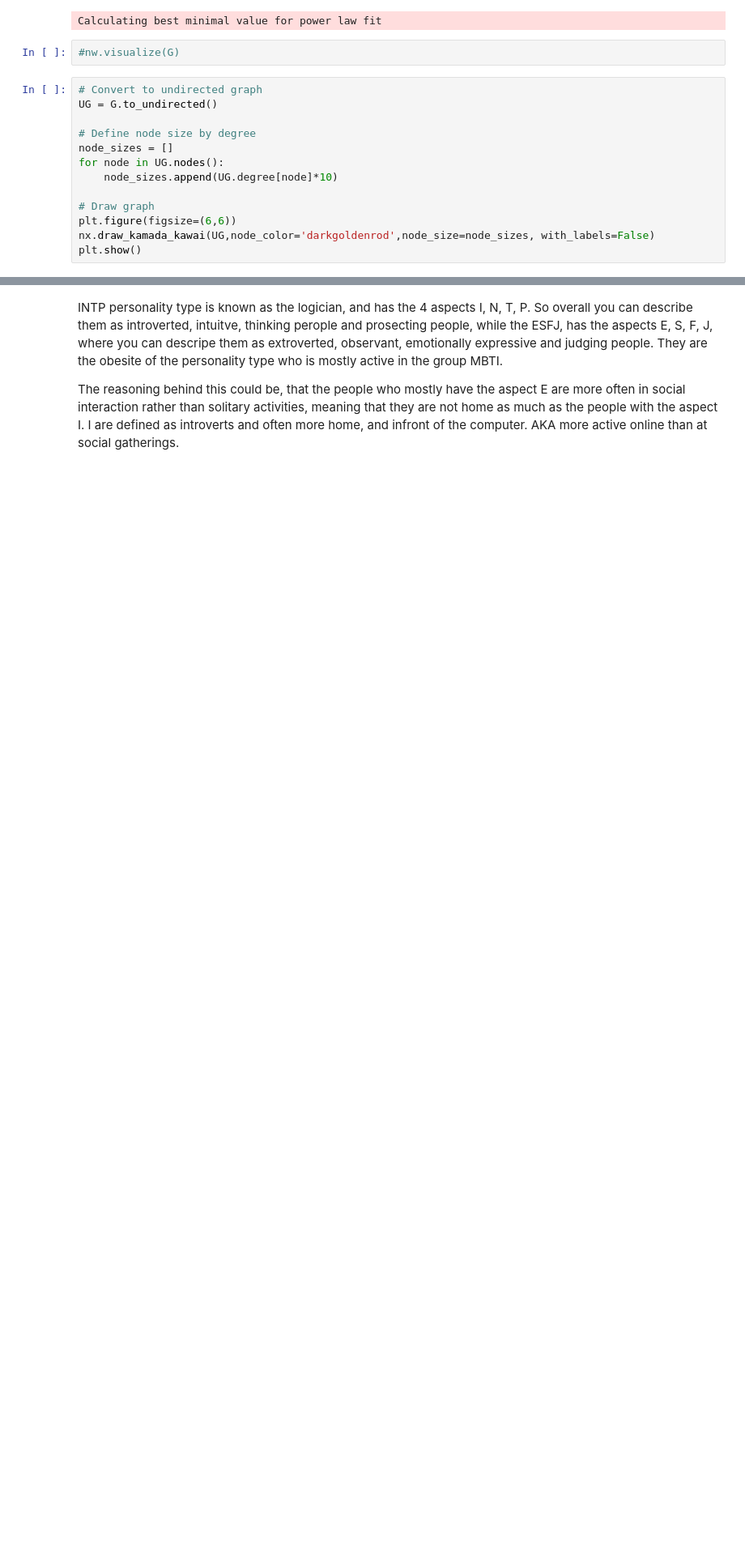
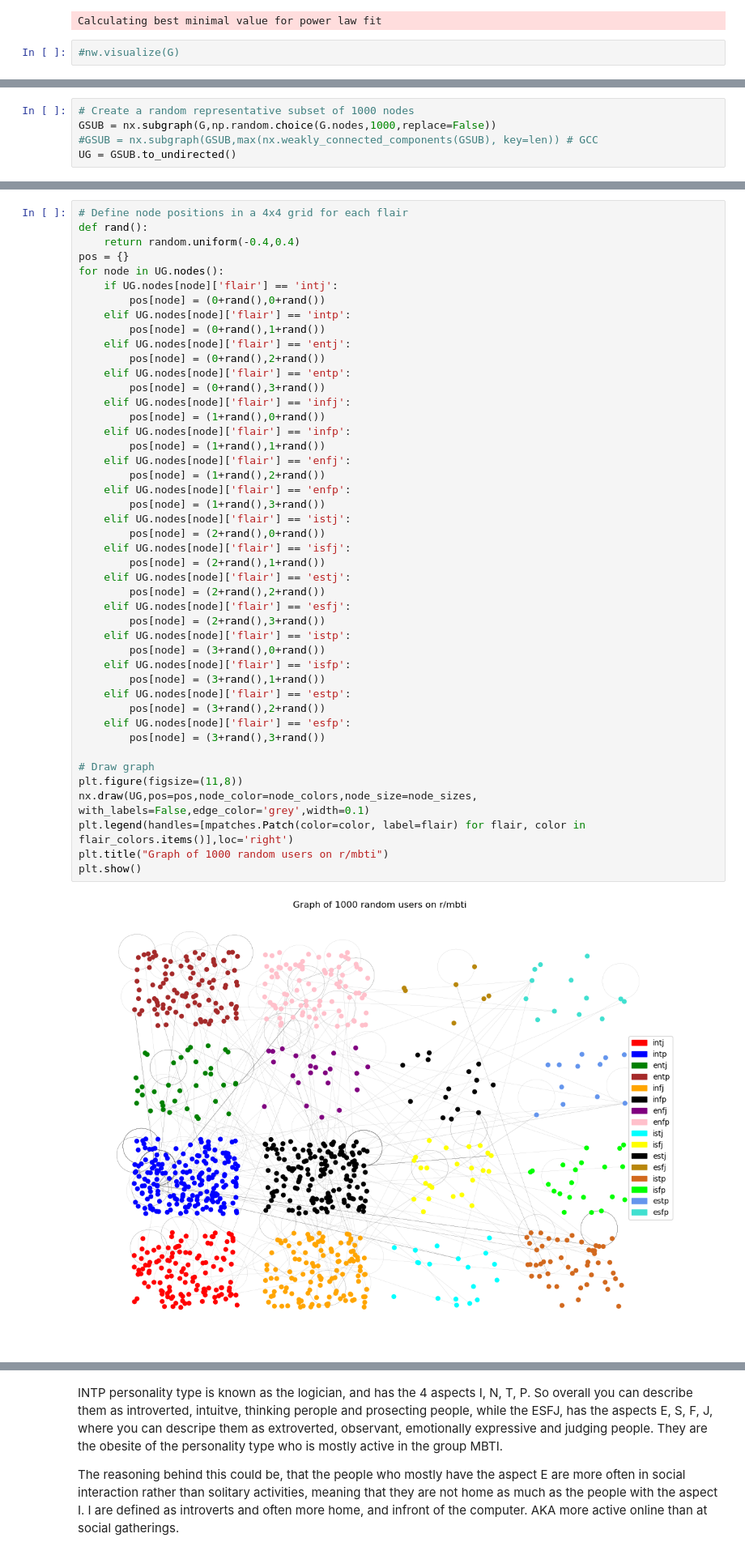
Before and after one commit to luchsonice/MBTI, a Jupyter notebook: 3_Stats.ipynb, the cells around one changed output, grey strips where cells are left out. Shown at 81% size. Drawn from its saved outputs; the diff is of its cells as text; blank space fills up the shorter version.

```diff
--- a/3_Stats.ipynb
+++ b/3_Stats.ipynb
@@ -235,16 +261,3 @@ The exponent for a ranom graph is 23.647045524987636
 Calculating best minimal value for power law fit
 # %%
 #nw.visualize(G)
-# %%
-# Convert to undirected graph
-UG = G.to_undirected()
-
-# Define node size by degree
-node_sizes = []
-for node in UG.nodes():
-    node_sizes.append(UG.degree[node]*10)
-
-# Draw graph
-plt.figure(figsize=(6,6))
-nx.draw_kamada_kawai(UG,node_color='darkgoldenrod',node_size=node_sizes, with_labels=False)
-plt.show()
@@ -252,0 +264,5 @@ plt.show()
+# %%
+# Create a random representative subset of 1000 nodes
+GSUB = nx.subgraph(G,np.random.choice(G.nodes,1000,replace=False))
+#GSUB = nx.subgraph(GSUB,max(nx.weakly_connected_components(GSUB), key=len)) # GCC
+UG = GSUB.to_undirected()
@@ -253,3 +297,50 @@ plt.show()
+# %%
+# Define node positions in a 4x4 grid for each flair
+def rand():
+    return random.uniform(-0.4,0.4)
+pos = {}
+for node in UG.nodes():
+    if UG.nodes[node]['flair'] == 'intj':
+        pos[node] = (0+rand(),0+rand())
+    elif UG.nodes[node]['flair'] == 'intp':
+        pos[node] = (0+rand(),1+rand())
+    elif UG.nodes[node]['flair'] == 'entj':
+        pos[node] = (0+rand(),2+rand())
+    elif UG.nodes[node]['flair'] == 'entp':
+        pos[node] = (0+rand(),3+rand())
+    elif UG.nodes[node]['flair'] == 'infj':
+        pos[node] = (1+rand(),0+rand())
+    elif UG.nodes[node]['flair'] == 'infp':
+        pos[node] = (1+rand(),1+rand())
+    elif UG.nodes[node]['flair'] == 'enfj':
+        pos[node] = (1+rand(),2+rand())
+    elif UG.nodes[node]['flair'] == 'enfp':
+        pos[node] = (1+rand(),3+rand())
+    elif UG.nodes[node]['flair'] == 'istj':
+        pos[node] = (2+rand(),0+rand())
+    elif UG.nodes[node]['flair'] == 'isfj':
+        pos[node] = (2+rand(),1+rand())
+    elif UG.nodes[node]['flair'] == 'estj':
+        pos[node] = (2+rand(),2+rand())
+    elif UG.nodes[node]['flair'] == 'esfj':
+        pos[node] = (2+rand(),3+rand())
+    elif UG.nodes[node]['flair'] == 'istp':
+        pos[node] = (3+rand(),0+rand())
+    elif UG.nodes[node]['flair'] == 'isfp':
+        pos[node] = (3+rand(),1+rand())
+    elif UG.nodes[node]['flair'] == 'estp':
+        pos[node] = (3+rand(),2+rand())
+    elif UG.nodes[node]['flair'] == 'esfp':
+        pos[node] = (3+rand(),3+rand())
+
+# Draw graph
+plt.figure(figsize=(11,8))
+nx.draw(UG,pos=pos,node_color=node_colors,node_size=node_sizes, with_labels=False,edge_color='grey',width=0.1)
+plt.legend(handles=[mpatches.Patch(color=color, label=flair) for flair, color in flair_colors.items()],loc='right')
+plt.title("Graph of 1000 random users on r/mbti")
+plt.show()
+# %% [output]
+[figure, added]
 # %% [markdown]
 We have made a histogram over the personality types in the Reddit group.
 As seen in the figure the personality type that is mostly active is INTP, while the personality type who is less active is ESFJ.
```
Also changed, not shown: parts of 27 cells of this notebook.
